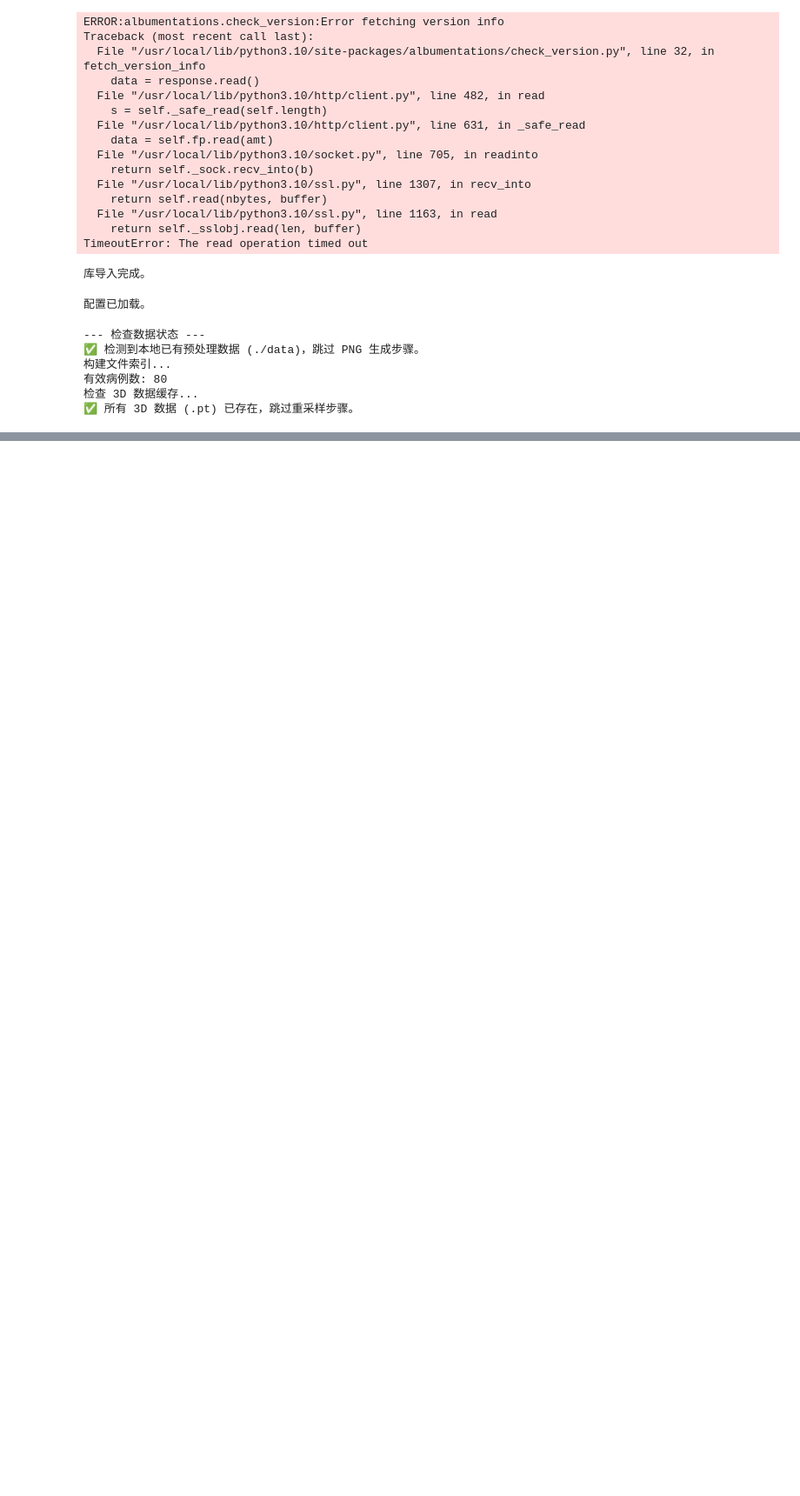
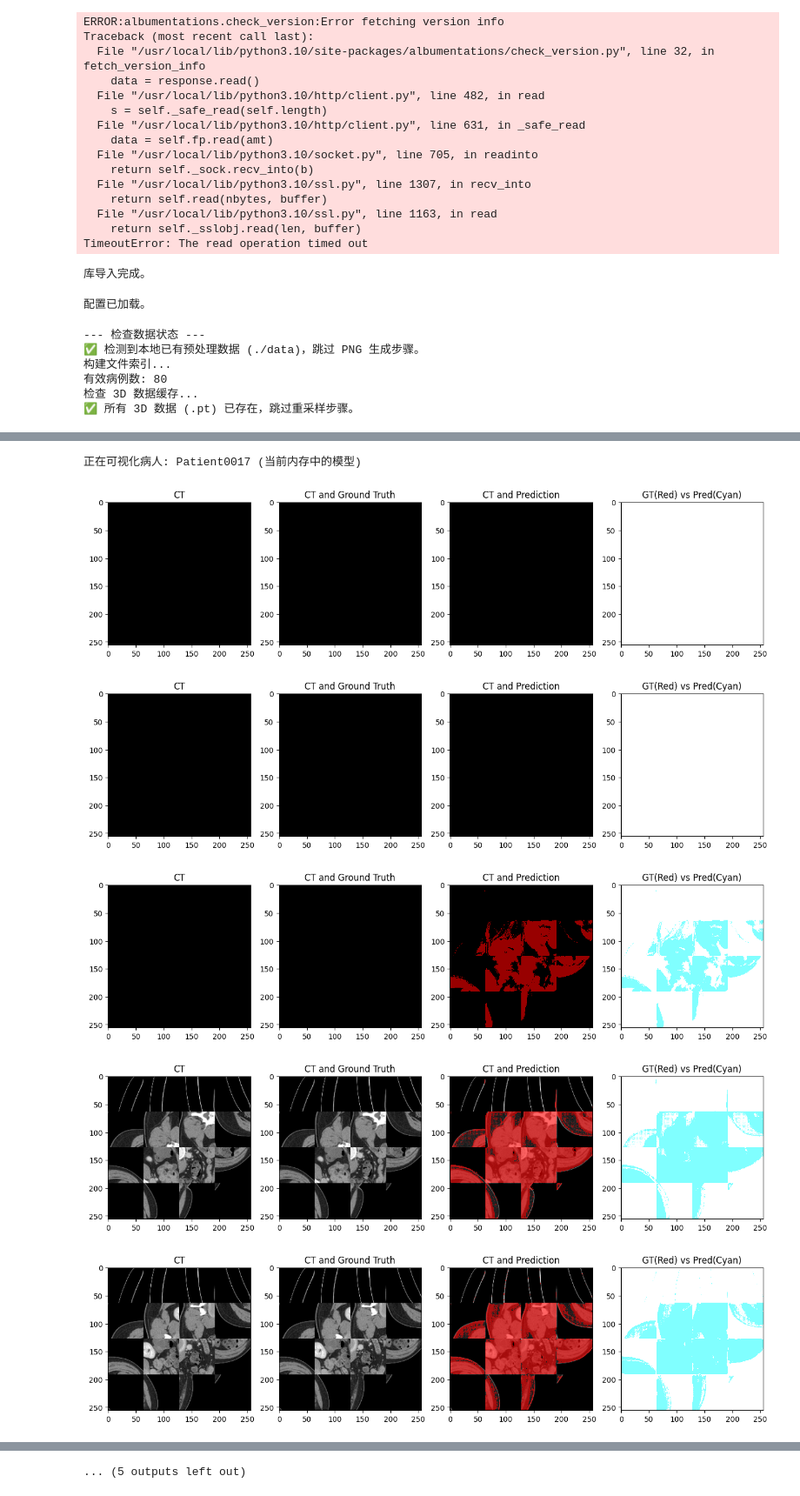
Before and after one commit to yinghuagangshi/Pancreas-CT-segmentation, a Jupyter notebook: pancreas_segmentation_robust.ipynb, the cells around one changed output, grey strips where cells are left out. Shown at 87% size. Drawn from its saved outputs; the diff is of its cells as text; code cells hidden in the pictures; blank space fills up the shorter version.

```diff
--- a/pancreas_segmentation_robust.ipynb
+++ b/pancreas_segmentation_robust.ipynb
@@ -58,7 +58,7 @@ CONFIG = {
     'unet_2d': False,
     'batch_size': 32,
     'num_workers': 4,
-    'n_epochs': 200,
+    'n_epochs': 50,
     'inference_only': False,
     'train_on_gpu': torch.cuda.is_available(),
     'seed': 51
@@ -282,7 +282,7 @@ print("加载 Patches (这步需要一点内存)...")
 for p in ['train', 'valid']:
     CT_patches[p], mask_patches[p] = patch_creator(part[p], kw, kh, kc, dw, dh, dc)
 
-dataset_train = Pancreas_3D_dataset(CT_patches['train'], mask_patches['train'], augment=True, is_train=False)
+dataset_train = Pancreas_3D_dataset(CT_patches['train'], mask_patches['train'], augment=True, is_train=True)
 dataset_valid = Pancreas_3D_dataset(CT_patches['valid'], mask_patches['valid'], augment=False, is_train=False)
 
 loaders = {
@@ -306,7 +308,7 @@ if CONFIG['train_on_gpu']:
 
 # ================= 关键修改：加载预训练模型 =================
 # ⚠️ 注意：请确认文件名是否正确
-checkpoint_path = './results/run_20251127-0053_model.pt'
+checkpoint_path = './results/run_20251126-_model.pt'
 
 if os.path.exists(checkpoint_path):
     print(f"🔄 正在加载预训练模型: {checkpoint_path}")
@@ -316,8 +318,12 @@ else:
     print("⚠️ 未找到预训练模型，将从头开始训练。")
 # ========================================================
 
+# ✅ 使用新的混合 Loss
+# alpha=0.7 强调召回，bce_weight=0.5 提供梯度平滑
+# criterion = MixedLoss(alpha=0.7, beta=0.3, bce_weight=0.1)
+
 # 定义 Loss (这里用了你新的参数)
-criterion = TverskyLoss(1e-6, 0.5, 0.5)
+criterion = TverskyLoss(1e-6, 0.7, 0.3)
 # 1. 定义基础优化器 (LR 会被 Scheduler 覆盖，所以这里初始 LR 可以随意，但建议设为 max_lr 的 1/10 或 1/25)
 optimizer = optim.Adam(model.parameters(), lr=0.0001)
 
@@ -466,3 +429,36 @@ if os.path.exists(best_model_path):
     print(f"✅ 详细测试结果已保存至: {result_save_path}")
 else:
     print("未找到模型文件。")
+# %%
+# 1. 确保导入了可视化函数
+from inference import visualize_patient_prediction_3D
+import matplotlib.pyplot as plt
+
+# 2. 选择一个验证集或测试集的病人 ID
+# 这里我们取验证集的第一个病人，通常验证集在训练过程中最有参考价值
+# part 变量在您的脚本中已经定义好了 (part = {'train':..., 'valid':..., 'test':...})
+target_patient = part['valid'][0]
+print(f"正在可视化病人: {target_patient} (当前内存中的模型)")
+
+# 3. 调用 3D 可视化函数
+# 注意：这会生成 .nii.gz 文件并在屏幕上画出切片图
+visualize_patient_prediction_3D(
+    model=model,                  # 当前内存中的模型
+    patient=target_patient,       # 病人 ID
+    Pancreas_3D_dataset=Pancreas_3D_dataset, # 数据集类
+    batch_size=4,                 # 推理时 batch_size 设为 1 比较安全
+    train_on_gpu=CONFIG['train_on_gpu'],
+    threshold=0.5,                # 二值化阈值
+    kw=kw, kh=kh, kc=kc,          # Patch 尺寸 (64, 64, 32)
+    dw=dw, dh=dh, dc=dc           # Stride 步长 (64, 64, 32)
+)
+
+# 4. 显示图像 (如果在 Notebook 中需要这行，脚本中可能需要 plt.savefig)
+plt.show()
+# %% [output]
+正在可视化病人: Patient0017 (当前内存中的模型)
+[figure, added]
+[figure, added]
+[figure, added]
+[figure, added]
+[figure, added]
@@ -468,0 +471 @@ else:
+... (5 outputs left out)
```
Also changed, not shown: parts of 6 cells of this notebook, 5 other files.
